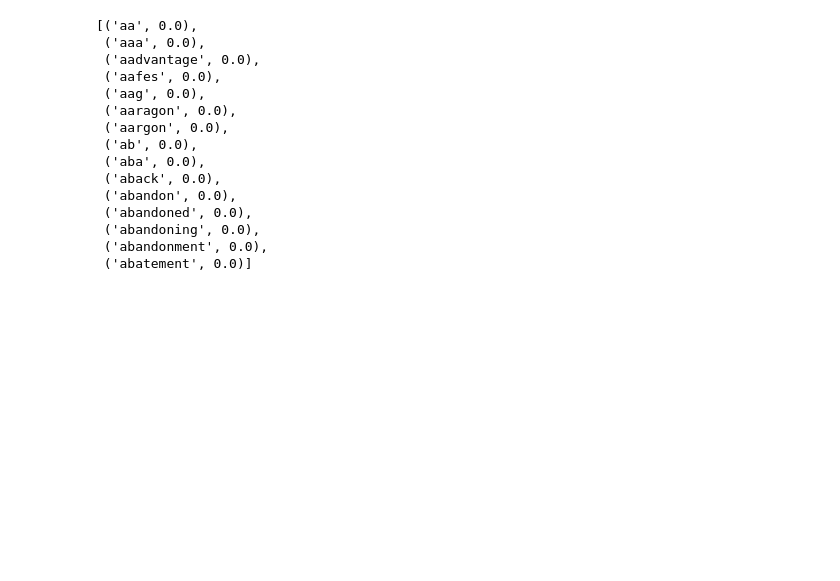
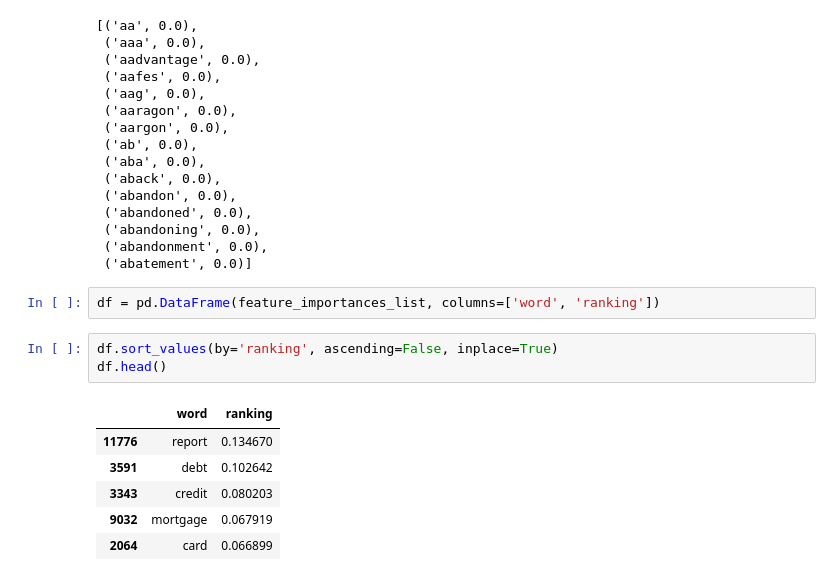
Before and after one commit to halpert3/complaint-content-classification-nlp, a Jupyter notebook: notebooks/8_post-EDA.ipynb, the cells around one changed output. Cells and saved outputs as stored; diff of their text form; blank space fills up the shorter version.

```diff
--- a/notebooks/8_post-EDA.ipynb
+++ b/notebooks/8_post-EDA.ipynb
@@ -27,3 +30,15 @@ feature_importances_list[0:15]
  ('abandoning', 0.0),
  ('abandonment', 0.0),
  ('abatement', 0.0)]
+# %%
+df = pd.DataFrame(feature_importances_list, columns=['word', 'ranking'])
+# %%
+df.sort_values(by='ranking', ascending=False, inplace=True)
+df.head()
+# %% [output]
+|  | word | ranking |
+| 11776 | report | 0.134670 |
+| 3591 | debt | 0.102642 |
+| 3343 | credit | 0.080203 |
+| 9032 | mortgage | 0.067919 |
+| 2064 | card | 0.066899 |
```
Also changed, not shown: parts of 4 cells of this notebook, 5 other files.
